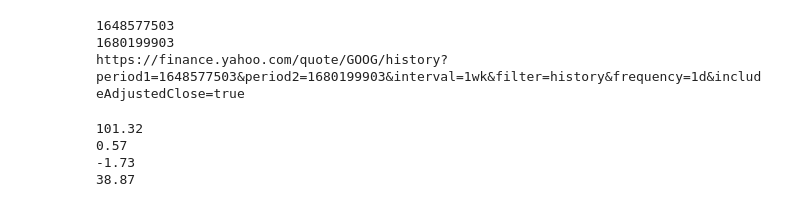
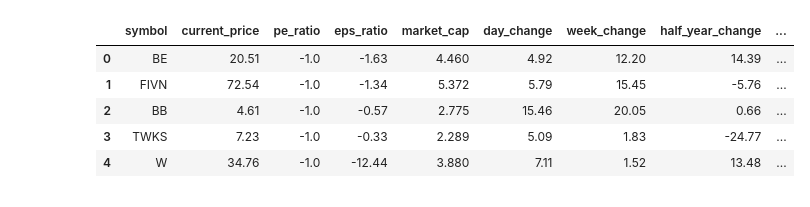
Before and after one commit to prosowiec/stock_ml, a Jupyter notebook: test.ipynb, the cells around one changed output. Drawn from its saved outputs; the diff is of its cells as text; code cells hidden in the pictures.

```diff
--- a/test.ipynb
+++ b/test.ipynb
@@ -165,17 +0,0 @@ print(free_cach_flow_change)
-# %%
-now = datetime.utcnow()
-dateto = int(now.timestamp())
-dt = timedelta(days=366)
-datefrom = int((now - dt).timestamp())
-print(datefrom)
-print(dateto)
-
-url = f'https://finance.yahoo.com/quote/GOOG/history?period1={datefrom}&period2={dateto}&interval=1wk&filter=history&frequency=1wk&includeAdjustedClose=true'
-print(url)
-
-
-#table historical-prices
-# %% [output]
-1648577503
-1680199903
-https://finance.yahoo.com/quote/GOOG/history?period1=1648577503&period2=1680199903&interval=1wk&filter=history&frequency=1d&includeAdjustedClose=true
@@ -189,24 +0,0 @@ price_history = soup.find_all("tr", {"class" : "BdT Bdc($seperatorColor) Ta(end)
-# %%
-closed_prece_list = []
-
-for row in price_history:
-        price_symbol = re.compile('(?<=<span>)(.*?)(?=<\/span>)')
-        price_list = re.findall(price_symbol, str(row))
-        if len(price_list) == 2:
-                continue
-        closed_prece_list.append(float(price_list[-3]))
-
-current_price = closed_prece_list[0]
-week_change = round(((closed_prece_list[1] - current_price)* 100) / current_price, 2)
-half_year_change = round(((closed_prece_list[26] - current_price)* 100) / current_price, 2)
-year_change = round(((closed_prece_list[-1] - current_price)* 100) / current_price, 2)
-
-print(current_price)
-print(week_change)
-print(half_year_change)
-print(year_change)
-# %% [output]
-101.32
-0.57
--1.73
-38.87
@@ -212,0 +4,14 @@ print(year_change)
+# %%
+headers = ['symbol', 'current_price', 'pe_ratio', 'eps_ratio', 'market_cap', 'day_change', 'week_change', 'half_year_change',
+            'year_change', 'free_cach_flow_change_1y', 'free_cach_flow_change_2y', 'free_cach_flow_change_3y',
+            'revenue_change_1y', 'revenue_change_2y', 'revenue_change_3y']
+
+data = pd.read_csv('test.csv', names = headers)# Connect to MongoDB
+data.head()
+# %% [output]
+|  | symbol | current_price | pe_ratio | eps_ratio | market_cap | day_change | week_change | half_year_change | ... |
+| 0 | BE | 20.51 | -1.0 | -1.63 | 4.460 | 4.92 | 12.20 | 14.39 | ... |
+| 1 | FIVN | 72.54 | -1.0 | -1.34 | 5.372 | 5.79 | 15.45 | -5.76 | ... |
+| 2 | BB | 4.61 | -1.0 | -0.57 | 2.775 | 15.46 | 20.05 | 0.66 | ... |
+| 3 | TWKS | 7.23 | -1.0 | -0.33 | 2.289 | 5.09 | 1.83 | -24.77 | ... |
+| 4 | W | 34.76 | -1.0 | -12.44 | 3.880 | 7.11 | 1.52 | 13.48 | ... |
```
Also changed, not shown: parts of 24 cells of this notebook, 4 other files.
